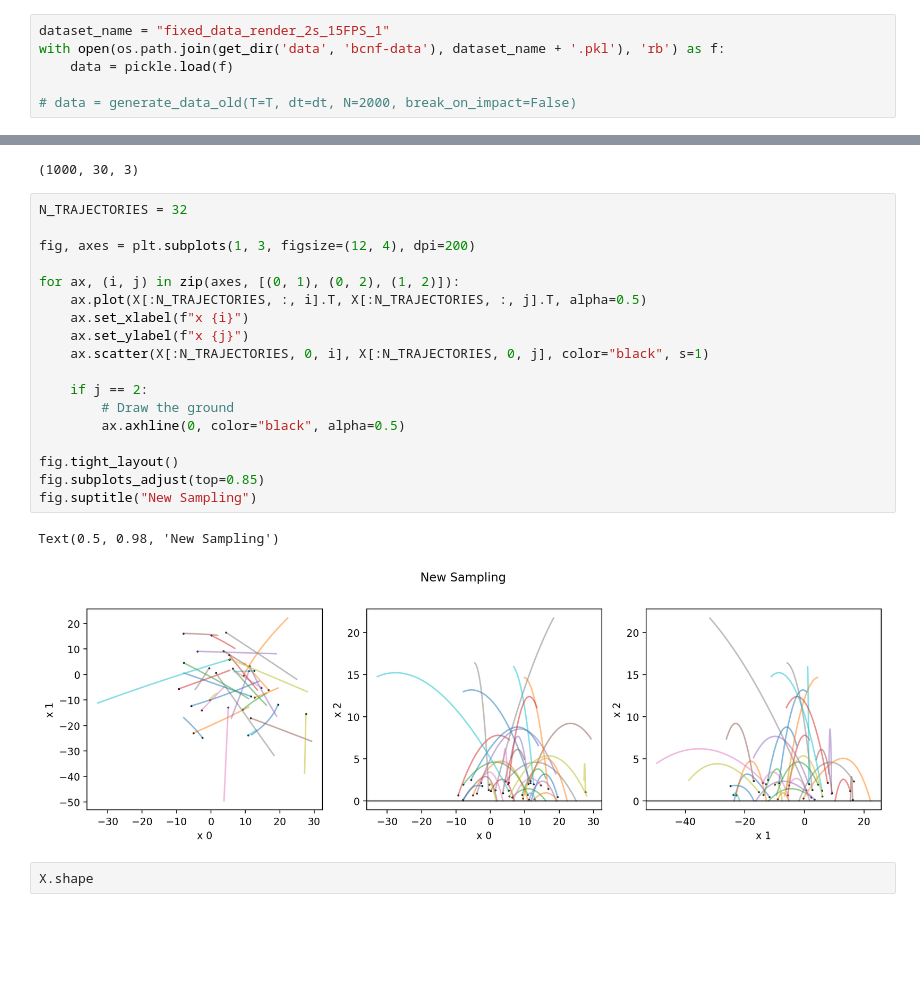
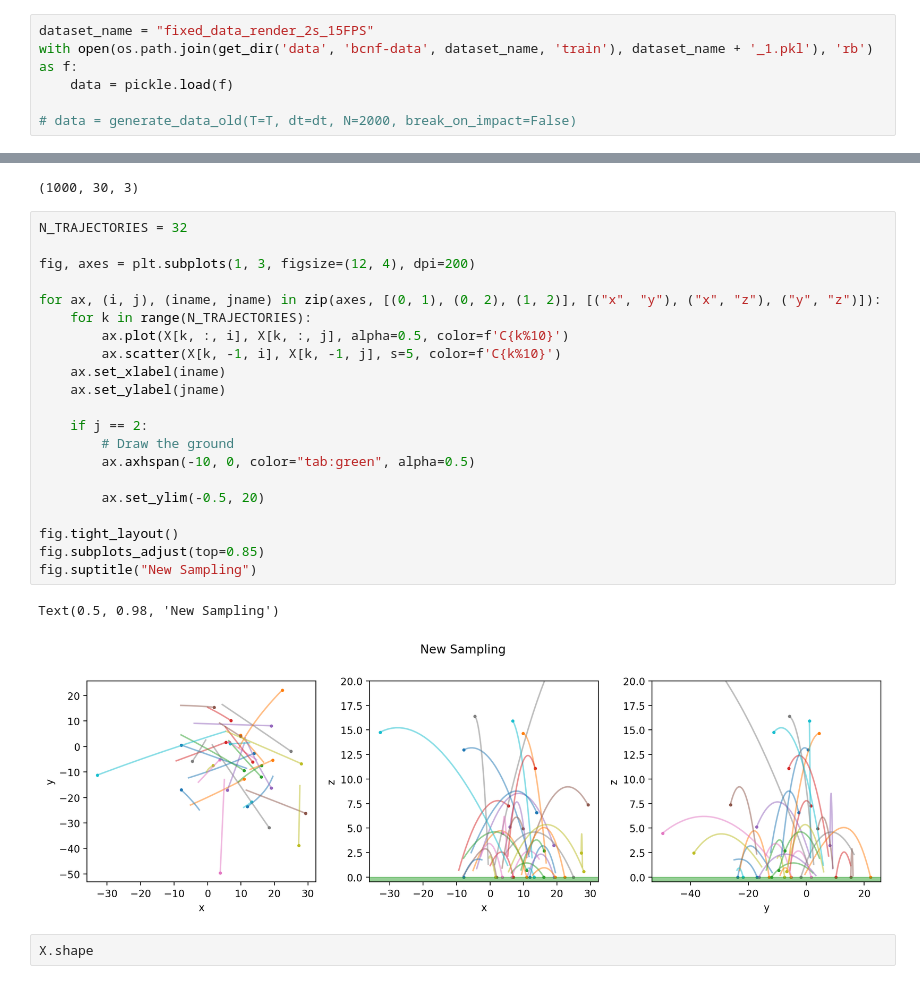
Before and after one commit to psaegert/bcnf, a Jupyter notebook: experimental/data_analysis.ipynb, the cells around one changed output, grey strips where cells are left out. Cells and saved outputs as stored; diff of their text form; blank space fills up the shorter version.

Commit message:
Add grass ground to trajectory plots

```diff
--- a/experimental/data_analysis.ipynb
+++ b/experimental/data_analysis.ipynb
@@ -11,8 +11,8 @@ from bcnf.simulation.sampling import generate_data_old
 T = 1.5
 dt = 1/60
 # %%
-dataset_name = "fixed_data_render_2s_15FPS_1"
-with open(os.path.join(get_dir('data', 'bcnf-data'), dataset_name + '.pkl'), 'rb') as f:
+dataset_name = "fixed_data_render_2s_15FPS"
+with open(os.path.join(get_dir('data', 'bcnf-data', dataset_name, 'train'), dataset_name + '_1.pkl'), 'rb') as f:
     data = pickle.load(f)
 
 # data = generate_data_old(T=T, dt=dt, N=2000, break_on_impact=False)
@@ -24,24 +24,27 @@ X.shape
 # %%
 N_TRAJECTORIES = 32
 
 fig, axes = plt.subplots(1, 3, figsize=(12, 4), dpi=200)
 
-for ax, (i, j) in zip(axes, [(0, 1), (0, 2), (1, 2)]):
-    ax.plot(X[:N_TRAJECTORIES, :, i].T, X[:N_TRAJECTORIES, :, j].T, alpha=0.5)
-    ax.set_xlabel(f"x {i}")
-    ax.set_ylabel(f"x {j}")
-    ax.scatter(X[:N_TRAJECTORIES, 0, i], X[:N_TRAJECTORIES, 0, j], color="black", s=1)
+for ax, (i, j), (iname, jname) in zip(axes, [(0, 1), (0, 2), (1, 2)], [("x", "y"), ("x", "z"), ("y", "z")]):
+    for k in range(N_TRAJECTORIES):
+        ax.plot(X[k, :, i], X[k, :, j], alpha=0.5, color=f'C{k%10}')
+        ax.scatter(X[k, -1, i], X[k, -1, j], s=5, color=f'C{k%10}')
+    ax.set_xlabel(iname)
+    ax.set_ylabel(jname)
 
     if j == 2:
         # Draw the ground
-        ax.axhline(0, color="black", alpha=0.5)
+        ax.axhspan(-10, 0, color="tab:green", alpha=0.5)
+
+        ax.set_ylim(-0.5, 20)
 
 fig.tight_layout()
 fig.subplots_adjust(top=0.85)
 fig.suptitle("New Sampling")
 # %% [output]
 Text(0.5, 0.98, 'New Sampling')
-[figure, old version]
+[figure, new version]
 # %%
 X.shape
 # %% [output]
```
Also changed, not shown: 2 other files.
